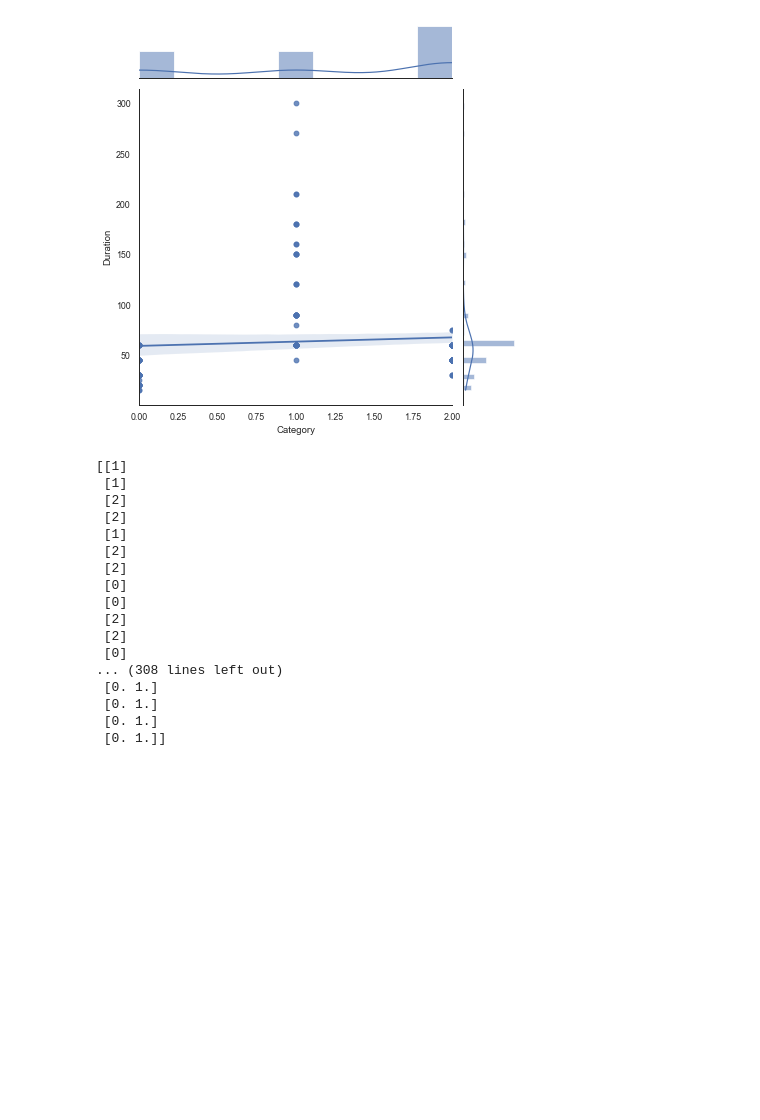
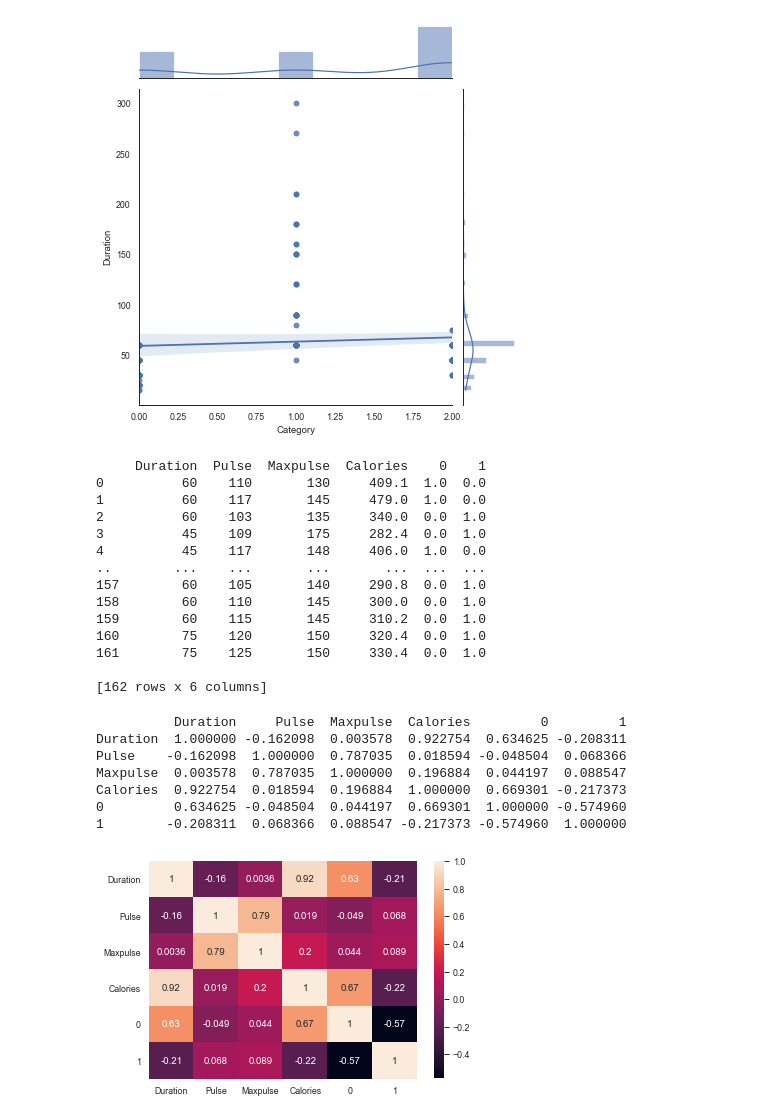
Before and after one commit to EysaN/data-mining-exercises, a Jupyter notebook: week8/week8_class7_ex2.ipynb, the cells around one changed output. Cells and saved outputs as stored; diff of their text form; code cells hidden in the pictures; blank space fills up the shorter version.

```diff
--- a/week8/week8_class7_ex2.ipynb
+++ b/week8/week8_class7_ex2.ipynb
@@ -123,7 +128,7 @@ plt.show()
 # %% [output]
 [figure]
 # %%
-# applying one-hot encoder
+# preparing the data
 
 # Reading dataset
 df = pd.read_csv("data.csv")
@@ -134,37 +139,56 @@ df['Calories'].fillna(median, inplace=True)
 
 # adding a new column (categories for calories: few, normal or high)
 q_1 = df['Calories'].quantile(q=0.25)
-q_2 = df['Calories'].median()
 q_3 = df['Calories'].quantile(q=0.75)
 q_4 = df['Calories'].max()
 df['Category'] = pd.cut(x=df['Calories'], bins=[0, q_1, q_3, q_4], labels=['few', 'normal', 'high'])
+# reset the index after data cleaning
+# because one-hot encoding maps values by index
+df.reset_index(inplace=True, drop=True)
 # %%
+# applying one-hot encoder
+from sklearn.preprocessing import LabelEncoder
+label_encoded = label_encoder.fit_transform(df['Category'])
+label_reshaped = label_encoded.reshape(len(label_encoded), 1)
+
 from sklearn.preprocessing import OneHotEncoder
-onehot_encoder = OneHotEncoder(sparse=False, categories='auto', handle_unknown='error', drop='first')
-integer_encoded = label_encoder.fit_transform(df['Category'])
-integer_encoded = integer_encoded.reshape(len(integer_encoded), 1)
-print(integer_encoded)
-onehot_encoded = onehot_encoder.fit_transform(integer_encoded)
-print(onehot_encoded)
-# onehotencoder_df = pd.DataFrame(onehot_encoded)
-# df = df.join(onehotencoder_df)
-# df.drop(columns=['Category'], inplace=True)
-# df
+onehot_encoder = OneHotEncoder(sparse=False, handle_unknown='error', drop='first', categories='auto')
+onehot_encoded = onehot_encoder.fit_transform(label_reshaped)
+
+onehotencoder_df = pd.DataFrame(onehot_encoded)
+df = df.join(onehotencoder_df)
+df.drop(columns=['Category'], inplace=True)
+print(df)
 # %% [output]
-[[1]
- [1]
- [2]
- [2]
- [1]
- [2]
- [2]
- [0]
- [0]
- [2]
- [2]
- [0]
-... (308 lines left out)
- [0. 1.]
- [0. 1.]
- [0. 1.]
- [0. 1.]]
+     Duration  Pulse  Maxpulse  Calories    0    1
+0          60    110       130     409.1  1.0  0.0
+1          60    117       145     479.0  1.0  0.0
+2          60    103       135     340.0  0.0  1.0
+3          45    109       175     282.4  0.0  1.0
+4          45    117       148     406.0  1.0  0.0
+..        ...    ...       ...       ...  ...  ...
+157        60    105       140     290.8  0.0  1.0
+158        60    110       145     300.0  0.0  1.0
+159        60    115       145     310.2  0.0  1.0
+160        75    120       150     320.4  0.0  1.0
+161        75    125       150     330.4  0.0  1.0
+
+[162 rows x 6 columns]
+# %%
+# set the general style of the plots
+sns.set(style='white', context='paper', palette='deep')
+# print the Correlation matrix
+corr_matrix = df.corr()
+print(corr_matrix)
+# Visualizing correlation matrix
+sns.heatmap(corr_matrix, annot=True)
+plt.show()
+# %% [output]
+          Duration     Pulse  Maxpulse  Calories         0         1
+Duration  1.000000 -0.162098  0.003578  0.922754  0.634625 -0.208311
+Pulse    -0.162098  1.000000  0.787035  0.018594 -0.048504  0.068366
+Maxpulse  0.003578  0.787035  1.000000  0.196884  0.044197  0.088547
+Calories  0.922754  0.018594  0.196884  1.000000  0.669301 -0.217373
+0         0.634625 -0.048504  0.044197  0.669301  1.000000 -0.574960
+1        -0.208311  0.068366  0.088547 -0.217373 -0.574960  1.000000
+[figure, added]
```
Also changed, not shown: parts of 14 cells of this notebook, 2 other files.
